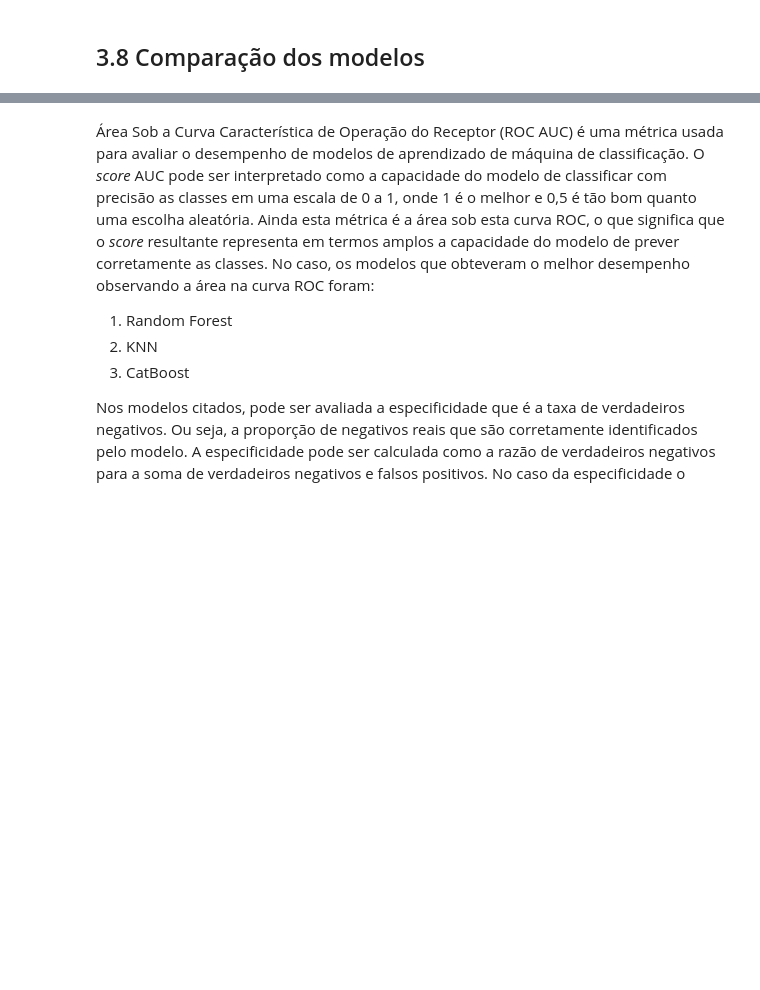
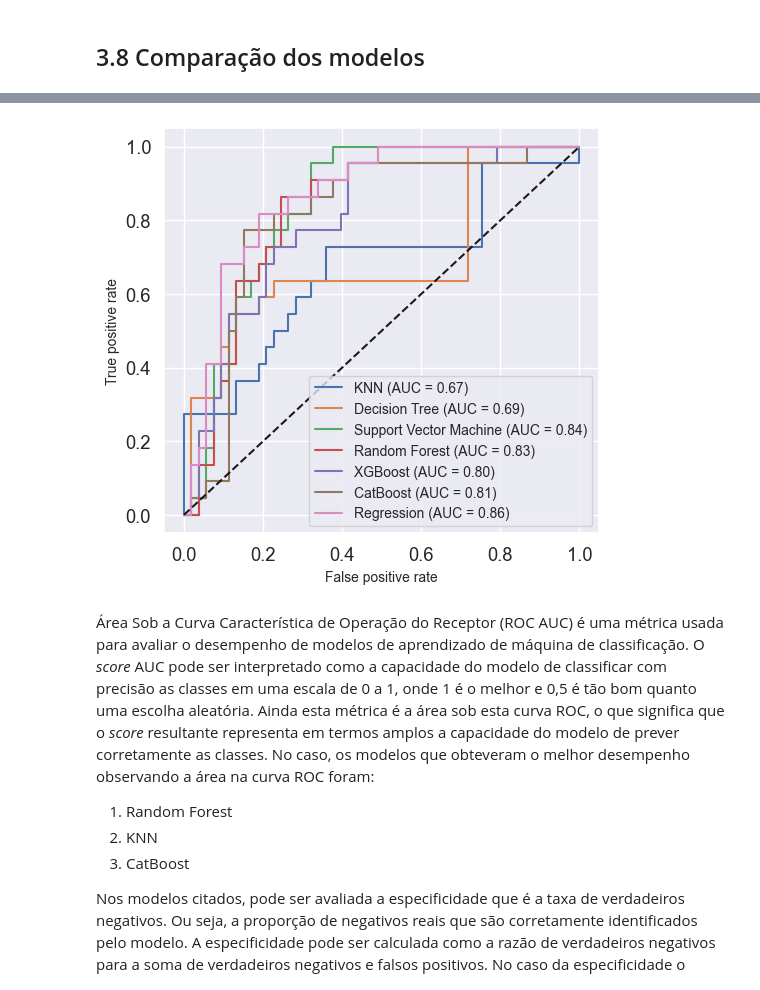
Before and after one commit to ArthurMangussi/MachineLearning, a Jupyter notebook: Classificador odontológico/main.ipynb, the cells around one changed output, grey strips where cells are left out. Cells and saved outputs as stored; diff of their text form; code cells hidden in the pictures; blank space fills up the shorter version.

```diff
--- a/Classificador odontológico/main.ipynb
+++ b/Classificador odontológico/main.ipynb
@@ -1135,27 +1195,30 @@ CompareResults(results, bar_plot=False)
 # %%
 plot_roc = {
     'KNN': results_knn['probabilidades'],
     'Decision Tree': result_tree['probabilidades'],
     'Support Vector Machine': results_svm['probabilidades'],
     'Random Forest': results_rf['probabilidades'],
     'XGBoost': results_xg['probabilidades'],
     'CatBoost': results_cat['probabilidades'],
     'Regression':results_regression['probabilidades']
 }
 
 plt.figure(figsize=(5,5))
 
 for modelo, preds in plot_roc.items():
     fpr, tpr, _ = metrics.roc_curve(y, [x[1] for x in preds])
     auc = metrics.roc_auc_score(y, [x[1] for x in preds])
     plt.plot(fpr, tpr, label=f'{modelo} (AUC = {auc:.2f})')
 
 plt.plot([0, 1], [0, 1], 'k--')  # Linha de referência diagonal
 plt.xlabel('False positive rate', fontsize = 10)
 plt.ylabel('True positive rate', fontsize = 10)
 #plt.title('Curva ROC - Comparação de Modelos', fontsize = 16)
-plt.legend(loc='lower right', bbox_to_anchor=(1.2,0), prop={'size': 10})
+plt.legend(loc='lower right', bbox_to_anchor=(1,0), prop={'size': 10})
+plt.savefig("Images/Gráficos/roc_curve.png")
 plt.show()
+# %% [output]
+[figure, added]
 # %% [markdown]
 Área Sob a Curva Característica de Operação do Receptor (ROC AUC) é uma métrica usada para avaliar o desempenho de modelos de aprendizado de máquina de classificação. O *score* AUC pode ser interpretado como a capacidade do modelo de classificar com precisão as classes em uma escala de 0 a 1, onde 1 é o melhor e 0,5 é tão bom quanto uma escolha aleatória. Ainda esta métrica é a área sob esta curva ROC, o que significa que o *score* resultante representa em termos amplos a capacidade do modelo de prever corretamente as classes. No caso, os modelos que obteveram o melhor desempenho observando a área na curva ROC foram:
 1.   Random Forest
```
Also changed, not shown: parts of 9 cells of this notebook.
